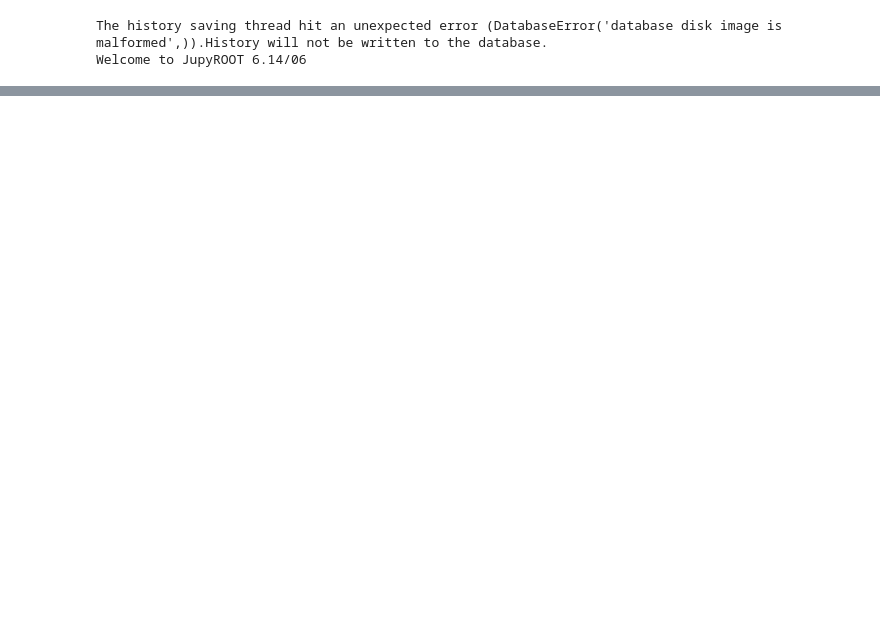
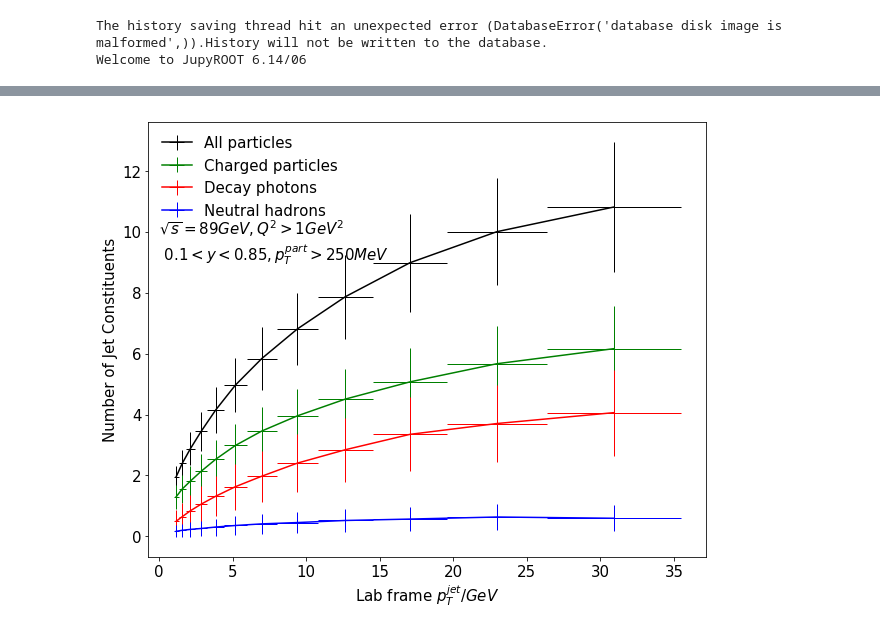
Before and after one commit to y-song/notebooks, a Jupyter notebook: number.ipynb, the cells around one changed output, grey strips where cells are left out. Saved outputs shown, nothing was run; the diff lists cells and outputs as text; code cells hidden in the pictures; blank space fills up the shorter version.

Commit message:
Modified the 1109 commit by replacing the neutral meson curve with decay photon curve

```diff
--- a/number.ipynb
+++ b/number.ipynb
@@ -38,3 +38,6 @@ def getData(inputFiles):
         end = time.time()
         print 'Processed', inputFilename, 'in',  end-start, 'seconds'
     return pd.concat([x for x in dataframes])
+# %%
+files = ['$HOME/EIC/output/117.root']
+a = getData(files)
@@ -40,0 +46,4 @@ def getData(inputFiles):
+# %%
+b = applyCut(a, '0.1 < y < 0.85', '0.1 < y < 0.85')
+b = applyCut(b, 'W2 > 4', 'W2 > 4')
+b.eval('tot = nnh + ncharged + n_decay_photon', inplace=True)
@@ -40,0 +53,4 @@ def getData(inputFiles):
+# %%
+etaedges = [-4.5, 4.5]
+ptedges = toArrayFloat(0, 1.55, 0, log=True, logNum=13)
+d = partitionEtaPt(b, etaedges, ptedges)
@@ -41,27 +73,37 @@ def getData(inputFiles):
 # %%
-def plot(df_array):
-
-    fig = plt.figure(figsize=(10,8))
-    for index in range(len(df_array)):
-        df = df_array[index]
-        df = applyCut(df, '0.1 < y < 0.85', '0.1 < y < 0.85')
-        df = applyCut(df, 'W2 > 4', 'W2 > 4')
-        df.eval('nnm = n_decay_photon / 2', inplace=True)
-        df.eval('tot = nnh + ncharged + nnm', inplace=True)
-        dfs = partitionEtaPt(df, etaedges, ptedges)
-        for i in range(len(etaedges)-1):
-            x = []*(len(ptedges)-1)
-            ytot = []*(len(ptedges)-1)
-            y_tot_err = []*(len(ptedges)-1)
-            for j in range(len(ptedges)-1):
-                d = dfs[i][j]
-                x.append((((float)(ptedges[j])) + ptedges[j+1])/2)
-                xerr = getInterval(ptedges)/2
-                ytot.append(np.mean(d['tot']))
-                y_tot_err.append(np.std(d['tot']/2))
-            plt.errorbar(x, ytot, xerr = xerr, yerr = y_tot_err, color=colors[index], elinewidth=1, label=labels[index])
-    plt.xticks(fontsize=15)
-    plt.yticks(fontsize=15)
-    plt.xlabel('$p_T^{jet} / GeV$', fontsize=15)
-    plt.ylabel('Number of Jet Constituents', fontsize=15)
-    plt.legend(prop={'size': 15}, frameon=False, loc='upper left')
+fig = plt.figure(figsize=(10,8))
+for i in range(len(etaedges)-1):
+    x = []*(len(ptedges)-1)
+    y_photon = []*(len(ptedges)-1)
+    ycharged = []*(len(ptedges)-1)
+    ynh = []*(len(ptedges)-1)
+    ytot = []*(len(ptedges)-1)
+    y_photon_err = []*(len(ptedges)-1)
+    ychargederr = []*(len(ptedges)-1)
+    ynherr = []*(len(ptedges)-1)
+    y_tot_err = []*(len(ptedges)-1)
+    for j in range(len(ptedges)-1):
+        df = d[i][j]
+        x.append((((float)(ptedges[j])) + ptedges[j+1])/2)
+        y_photon.append(np.mean(df['n_decay_photon']))
+        ycharged.append(np.mean(df['ncharged']))
+        ynh.append(np.mean(df['nnh']))
+        ytot.append(np.mean(df['tot']))
+        xerr = getInterval(ptedges)/2
+        y_photon_err.append(np.std(df['n_decay_photon'])/2)
+        ychargederr.append(np.std(df['ncharged']/2))
+        ynherr.append(np.std(df['nnh']/2))
+        y_tot_err.append(np.std(df['tot']/2))
+    plt.errorbar(x, ytot, xerr = xerr, yerr = y_tot_err, color='black', elinewidth=1, label='All particles')
+    plt.errorbar(x, ycharged, xerr = xerr, yerr = ychargederr, color='g', elinewidth=1, label='Charged particles')
+    plt.errorbar(x, y_photon, xerr = xerr, yerr = y_photon_err, color='r', elinewidth=1, label='Decay photons')
+    plt.errorbar(x, ynh, xerr = xerr, yerr = ynherr, color='b', elinewidth=1, label='Neutral hadrons')
+plt.xticks(fontsize=15)
+plt.yticks(fontsize=15)
+plt.xlabel('Lab frame $p_T^{jet} / GeV$', fontsize=15)
+plt.ylabel('Number of Jet Constituents', fontsize=15)
+plt.legend(prop={'size': 15}, frameon=False, loc='best')
+plt.text(0,9,'$ \sqrt{s} = 89 GeV, Q^2 > 1 GeV^2$ \n $0.1 < y < 0.85, p_T^{part} > 250 MeV $', fontsize=15)
+plt.savefig('images/number_1126.pdf', bbox_inches='tight')
+# %% [output]
+[figure, added]
```
Also changed, not shown: parts of 6 cells of this notebook.
